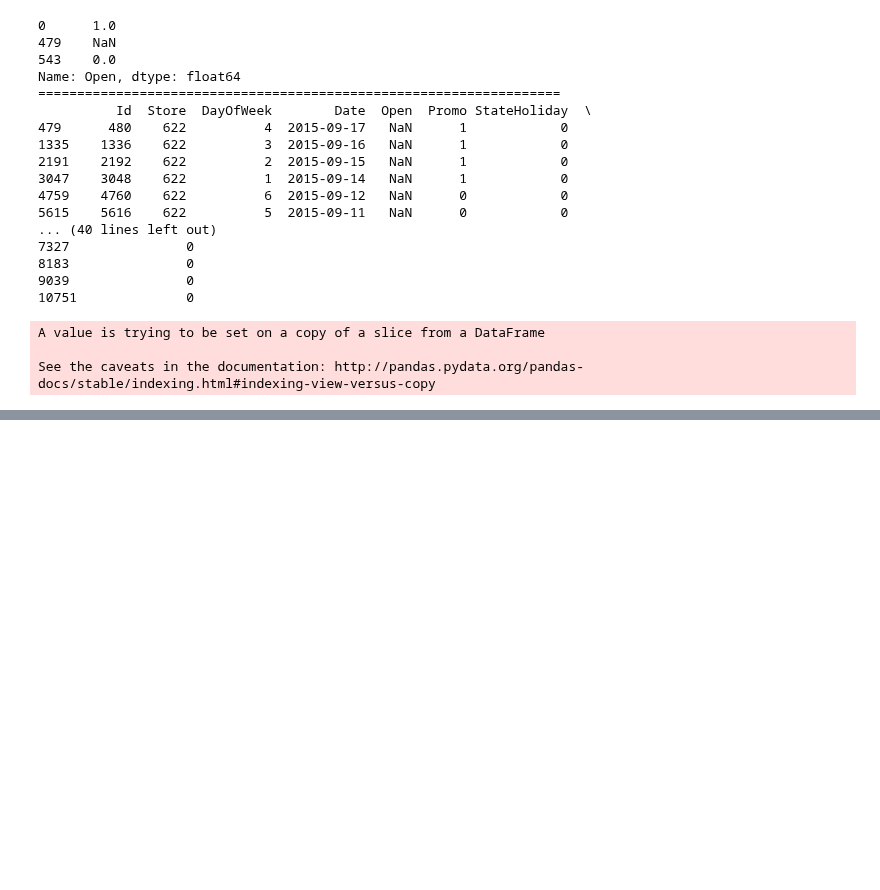
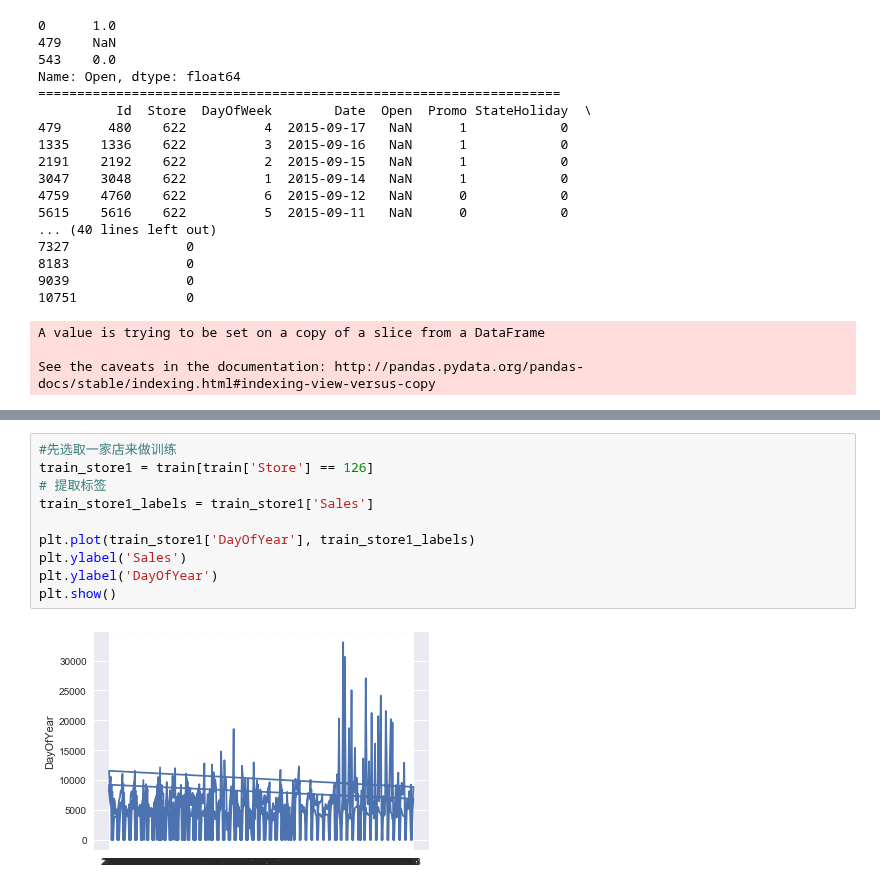
Before and after one commit to Qucy/UdacityMachineLearning, a Jupyter notebook: rossmann_store_sales/practice.ipynb, the cells around one changed output, grey strips where cells are left out. Saved outputs shown, nothing was run; the diff lists cells and outputs as text; blank space fills up the shorter version.

```diff
--- a/rossmann_store_sales/practice.ipynb
+++ b/rossmann_store_sales/practice.ipynb
@@ -269,3 +235,15 @@ print(score)
+# %%
+#先选取一家店来做训练
+train_store1 = train[train['Store'] == 126]
+# 提取标签
+train_store1_labels = train_store1['Sales']
+
+plt.plot(train_store1['DayOfYear'], train_store1_labels)
+plt.ylabel('Sales')
+plt.ylabel('DayOfYear')
+plt.show()
+# %% [output]
+[figure, added]
 # %%
 for idx, s in enumerate(scores):
     if (s < 0.8):
```
Also changed, not shown: parts of 7 cells of this notebook.
